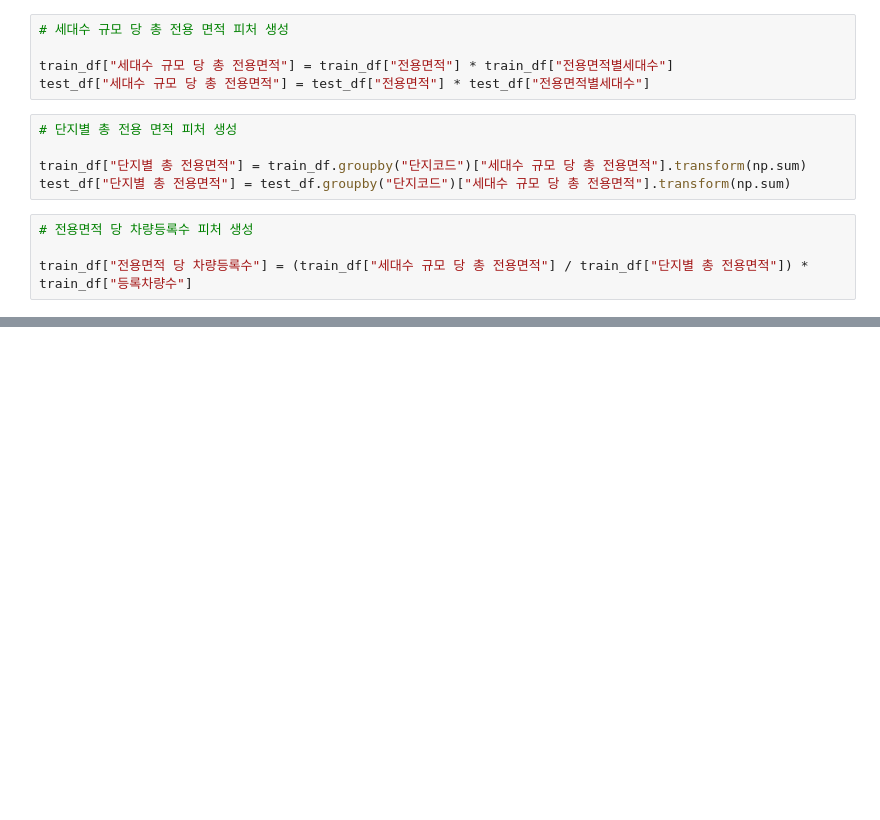
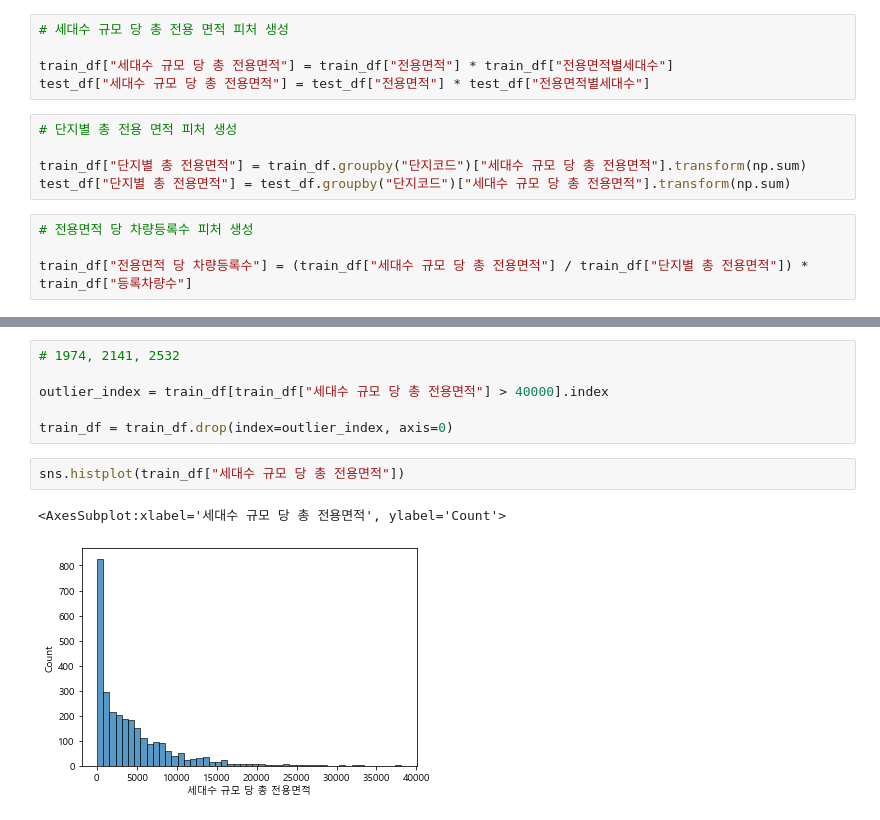
Before and after one commit to hyunjun33/Parking_demand_prediction, a Jupyter notebook: final source code/00_preprocessing_code.ipynb, the cells around one changed output, grey strips where cells are left out. Drawn from its saved outputs; the diff is of its cells as text; blank space fills up the shorter version.

```diff
--- a/final source code/00_preprocessing_code.ipynb
+++ b/final source code/00_preprocessing_code.ipynb
@@ -160,0 +194,11 @@ train_df["전용면적 당 차량등록수"] = (train_df["세대수 규모 당
+# %%
+# 1974, 2141, 2532
+
+outlier_index = train_df[train_df["세대수 규모 당 총 전용면적"] > 40000].index
+
+train_df = train_df.drop(index=outlier_index, axis=0)
+# %%
+sns.histplot(train_df["세대수 규모 당 총 전용면적"])
+# %% [output]
+<AxesSubplot:xlabel='세대수 규모 당 총 전용면적', ylabel='Count'>
+[figure, added]
```
Also changed, not shown: parts of 36 cells of this notebook.
